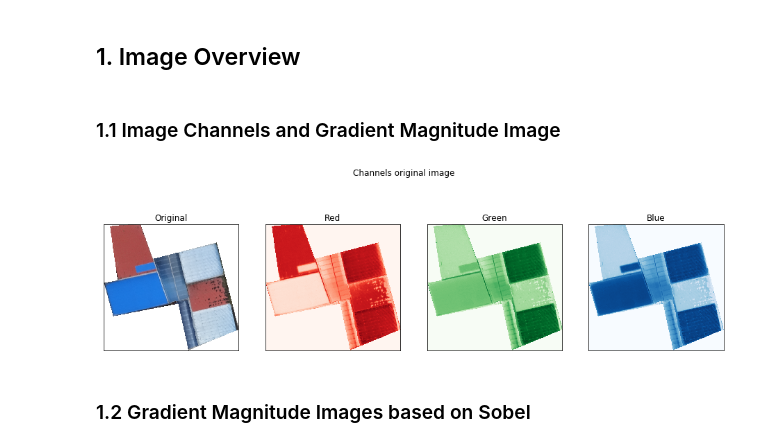
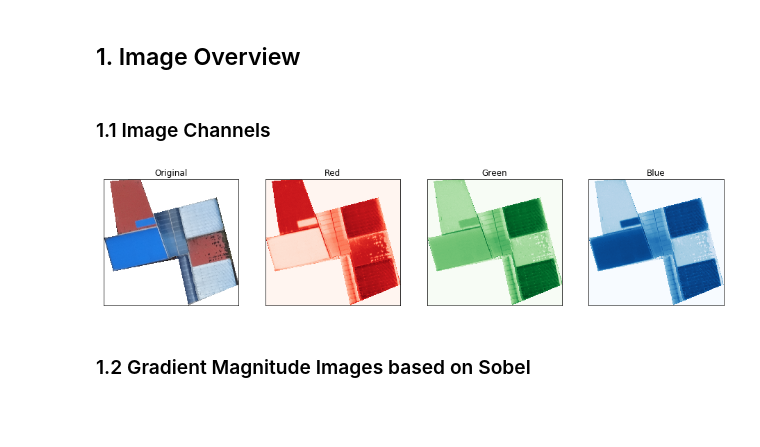
Before and after one commit to jo-ruether/ipeo_carribean, a Jupyter notebook: src/Pixel based classification.ipynb, the cells around one changed output. Saved outputs shown, nothing was run; the diff lists cells and outputs as text; code cells hidden in the pictures; blank space fills up the shorter version.

```diff
--- a/src/Pixel based classification.ipynb
+++ b/src/Pixel based classification.ipynb
@@ -25,33 +37,32 @@ from skimage.color import rgb2gray
 # %%
 # Choose an arbitrary example image
-train_dir = join('..', '..', 'data', 'all_in_one2', 'train')
+train_dir = join('..', '..', 'stac', 'all_in_one', 'roofs_train')
 materials = {'concrete_cement':0, 'healthy_metal':1, 'incomplete':2, 'irregular_metal':3, 'other':4}
 # %% [markdown]
 ## 1. Image Overview
 # %% [markdown]
-### 1.1 Image Channels and Gradient Magnitude Image
+### 1.1 Image Channels
 # %%
 train_sample = join(train_dir, 'other', '7a307a06.tif')
 img = io.imread(train_sample)
 # %%
 fig, (ax1, ax2, ax3, ax4) = plt.subplots(1,4, figsize = (16, 5))
 
 for k in [ax1, ax2, ax3, ax4]:
     k.axes.get_xaxis().set_visible(False)
     k.axes.get_yaxis().set_visible(False)
 
 ax1.imshow(img, cmap='gray')
 ax1.set_title("Original")
 ax2.imshow(img[:, :, 0], cmap='Reds')
 ax2.set_title("Red")
 ax3.imshow(img[:, :, 1], cmap='Greens')
 ax3.set_title("Green")
 ax4.imshow(img[:, :, 2], cmap='Blues')
 ax4.set_title("Blue")
-fig.suptitle("Channels original image")
 plt.show()
 # %% [output]
-[figure, old version]
+[figure, new version]
 # %% [markdown]
 ### 1.2 Gradient Magnitude Images based on Sobel
 # %%
```
Also changed, not shown: parts of 19 cells of this notebook.
